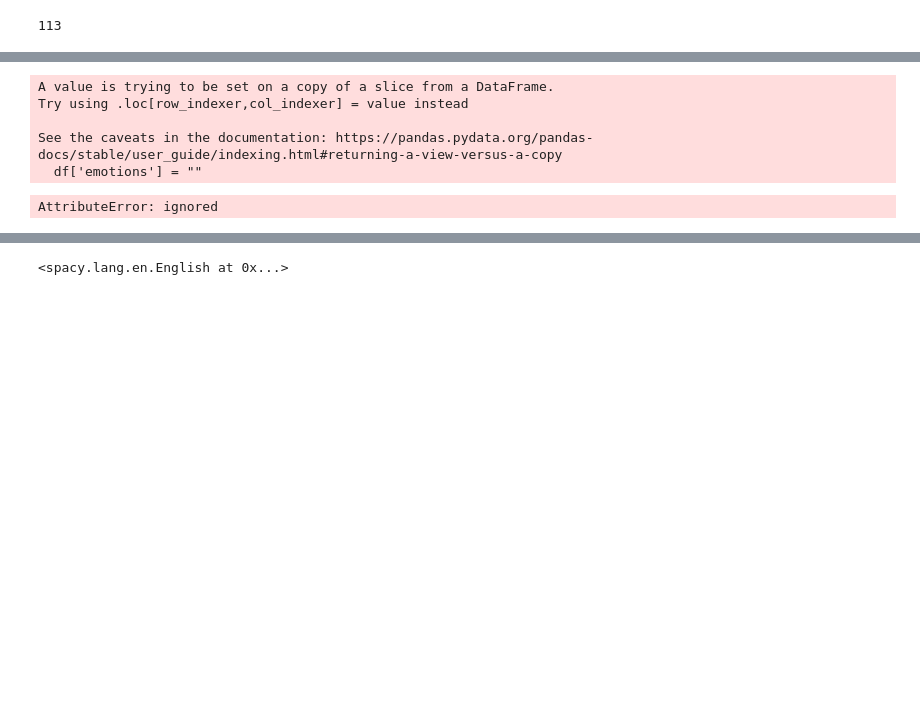
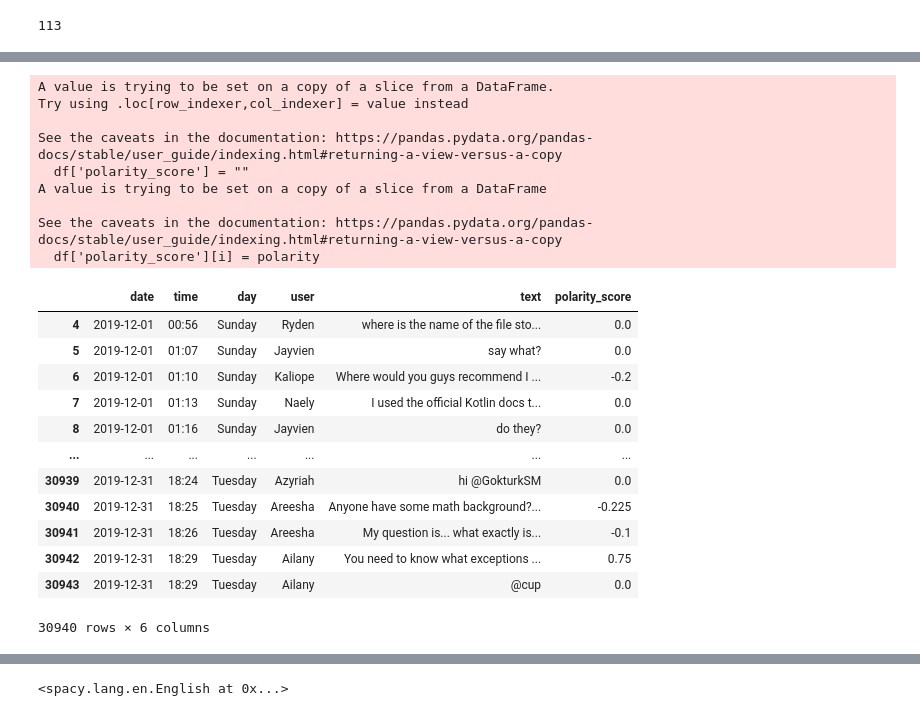
Before and after one commit to vcu-swim-lab/digital-forensics-data-science-tutorials, a Jupyter notebook: Analyzing_Chat_Log_Data_Sets.ipynb, the cells around one changed output, grey strips where cells are left out. Cells and saved outputs as stored; diff of their text form; code cells hidden in the pictures; blank space fills up the shorter version.

```diff
--- a/Analyzing_Chat_Log_Data_Sets.ipynb
+++ b/Analyzing_Chat_Log_Data_Sets.ipynb
@@ -494,12 +473,31 @@ import text2emotion as te
 # %%
-df['emotions'] = ""
+df['polarity_score'] = ""
 for i in df.index:
-  text = df['text'][i]
-  df['emotions'][i] = te.get_emotion(text)
+  blob_text = TextBlob(df['text'][i])
+  polarity = blob_text.sentiment.polarity
+  df['polarity_score'][i] = polarity
+
+df
 # %% [output]
 A value is trying to be set on a copy of a slice from a DataFrame.
 Try using .loc[row_indexer,col_indexer] = value instead
 
 See the caveats in the documentation: https://pandas.pydata.org/pandas-docs/stable/user_guide/indexing.html#returning-a-view-versus-a-copy
-  df['emotions'] = ""
+  df['polarity_score'] = ""
+A value is trying to be set on a copy of a slice from a DataFrame
+
+See the caveats in the documentation: https://pandas.pydata.org/pandas-docs/stable/user_guide/indexing.html#returning-a-view-versus-a-copy
+  df['polarity_score'][i] = polarity
+|  | date | time | day | user | text | polarity_score |
+| 4 | 2019-12-01 | 00:56 | Sunday | Ryden | where is the name of the file sto... | 0.0 |
+| 5 | 2019-12-01 | 01:07 | Sunday | Jayvien | say what? | 0.0 |
+| 6 | 2019-12-01 | 01:10 | Sunday | Kaliope | Where would you guys recommend I ... | -0.2 |
+| 7 | 2019-12-01 | 01:13 | Sunday | Naely | I used the official Kotlin docs t... | 0.0 |
+| 8 | 2019-12-01 | 01:16 | Sunday | Jayvien | do they? | 0.0 |
+| ... | ... | ... | ... | ... | ... | ... |
+| 30939 | 2019-12-31 | 18:24 | Tuesday | Azyriah | hi @GokturkSM | 0.0 |
+| 30940 | 2019-12-31 | 18:25 | Tuesday | Areesha | Anyone have some math background?... | -0.225 |
+| 30941 | 2019-12-31 | 18:26 | Tuesday | Areesha | My question is... what exactly is... | -0.1 |
+| 30942 | 2019-12-31 | 18:29 | Tuesday | Ailany | You need to know what exceptions ... | 0.75 |
+| 30943 | 2019-12-31 | 18:29 | Tuesday | Ailany | @cup | 0.0 |
-AttributeError: ignored
+30940 rows × 6 columns
```
Also changed, not shown: parts of 102 cells of this notebook.
